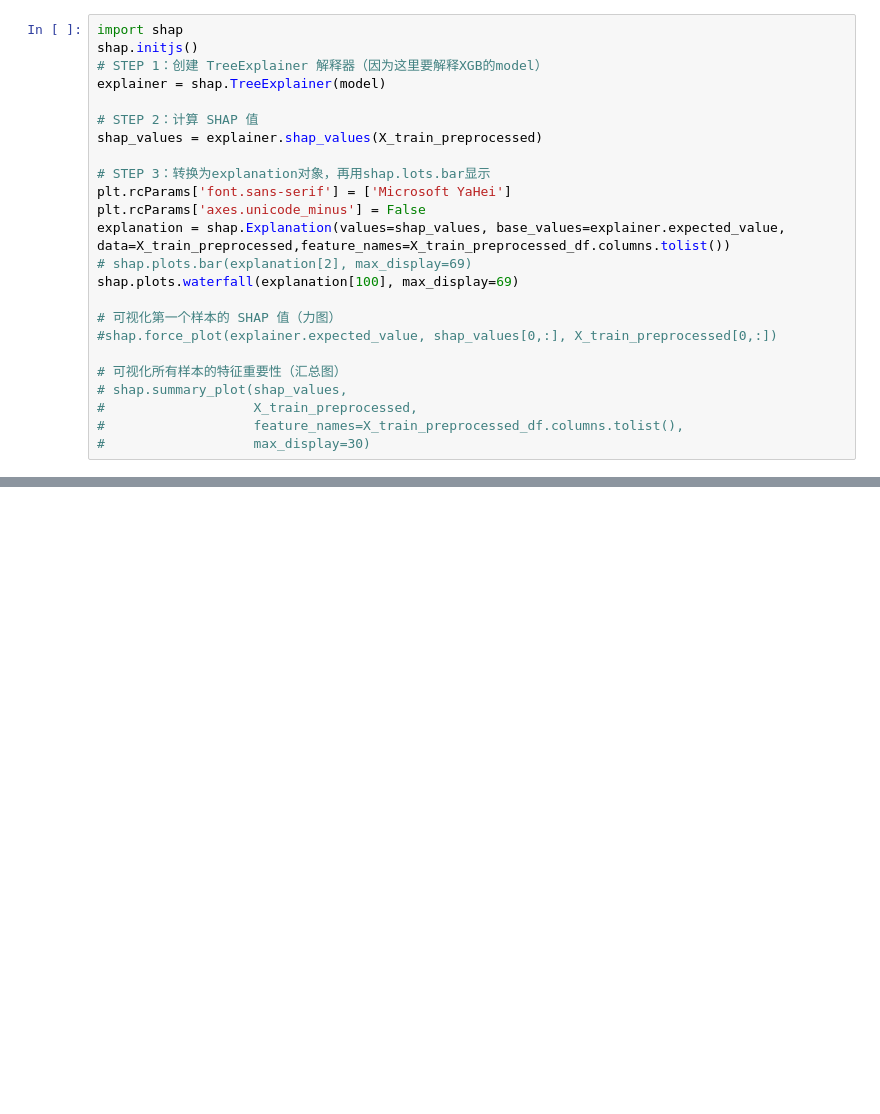
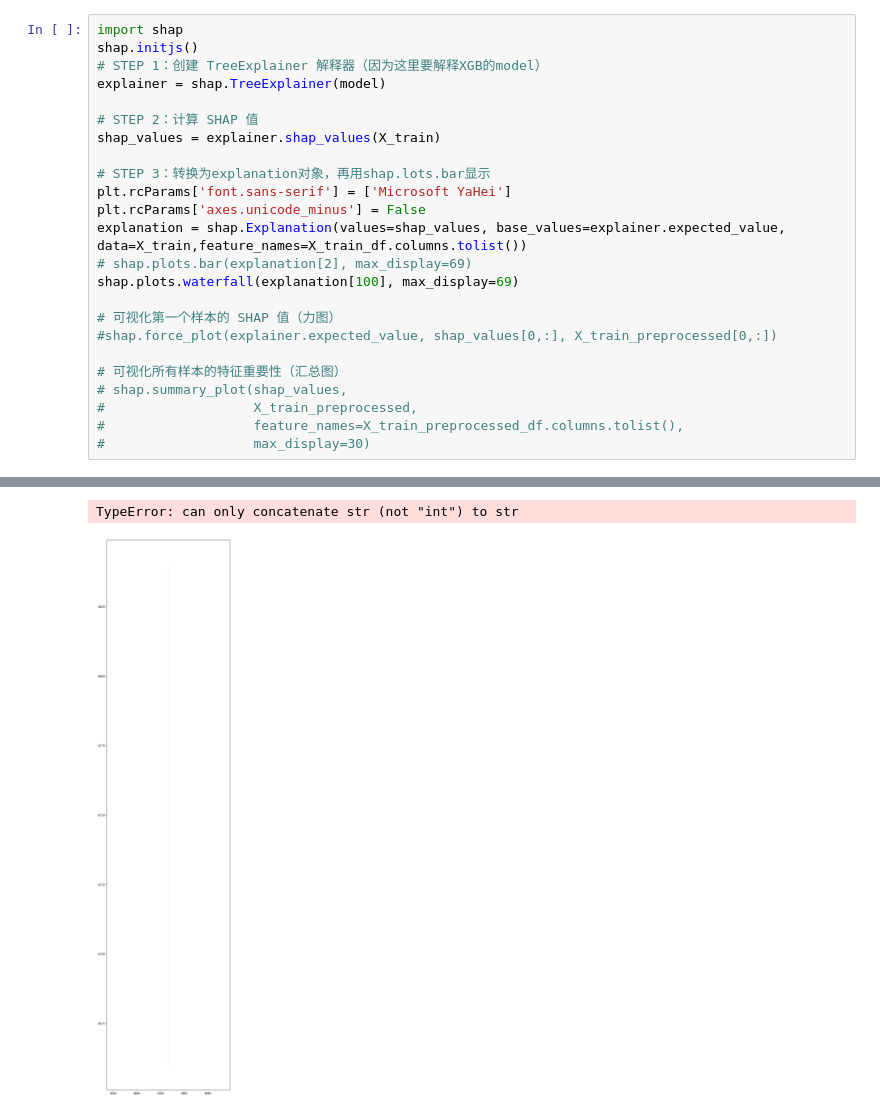
Before and after one commit to MarssZ/202404EDA, a Jupyter notebook: CompetingStations/CompetingStationsPrice_XGBoost.ipynb, the cells around one changed output, grey strips where cells are left out. Cells and saved outputs as stored; diff of their text form; blank space fills up the shorter version.

```diff
--- a/CompetingStations/CompetingStationsPrice_XGBoost.ipynb
+++ b/CompetingStations/CompetingStationsPrice_XGBoost.ipynb
@@ -350,12 +396,12 @@ shap.initjs()
 explainer = shap.TreeExplainer(model)
 
 # STEP 2：计算 SHAP 值
-shap_values = explainer.shap_values(X_train_preprocessed)
+shap_values = explainer.shap_values(X_train)
 
 # STEP 3：转换为explanation对象，再用shap.lots.bar显示
 plt.rcParams['font.sans-serif'] = ['Microsoft YaHei']
 plt.rcParams['axes.unicode_minus'] = False
-explanation = shap.Explanation(values=shap_values, base_values=explainer.expected_value, data=X_train_preprocessed,feature_names=X_train_preprocessed_df.columns.tolist())
+explanation = shap.Explanation(values=shap_values, base_values=explainer.expected_value, data=X_train,feature_names=X_train_df.columns.tolist())
 # shap.plots.bar(explanation[2], max_display=69)
 shap.plots.waterfall(explanation[100], max_display=69)
 
@@ -367,3 +413,4 @@ shap.plots.waterfall(explanation[100], max_display=69)
 #                   X_train_preprocessed,
 #                   feature_names=X_train_preprocessed_df.columns.tolist(),
 #                   max_display=30)
+# %% [output]
@@ -369,0 +418,2 @@ shap.plots.waterfall(explanation[100], max_display=69)
+TypeError: can only concatenate str (not "int") to str
+[figure, added]
```
Also changed, not shown: parts of 10 cells of this notebook, 5 other files.
